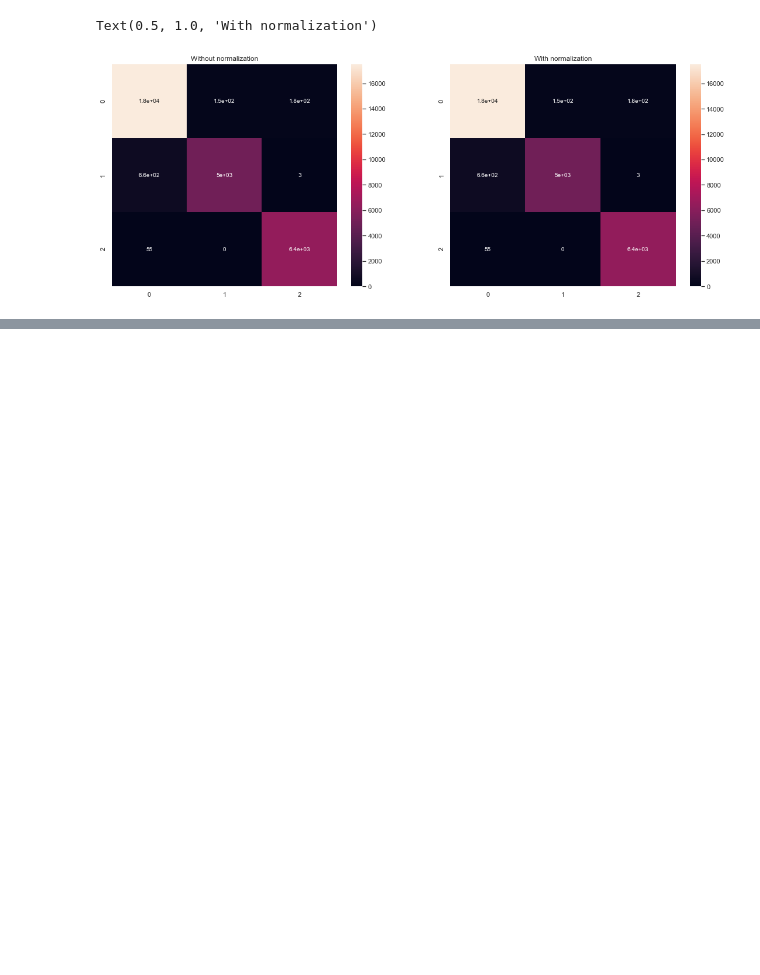
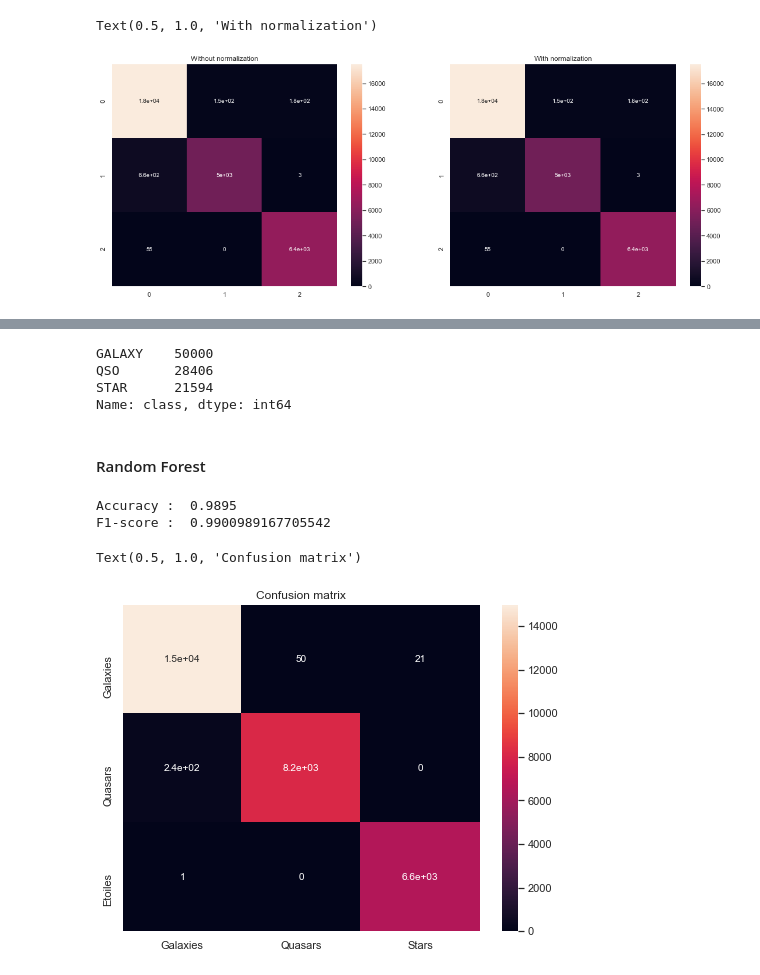
Before and after one commit to MohamedNennouche/stellar-classification, a Jupyter notebook: notebook-stellar.ipynb, the cells around one changed output, grey strips where cells are left out. Drawn from its saved outputs; the diff is of its cells as text; code cells hidden in the pictures; blank space fills up the shorter version.

Commit message:
Finalisation du projet, ajout d'un resampling qui a grandement amélioré les résultats retrouvés

```diff
--- a/notebook-stellar.ipynb
+++ b/notebook-stellar.ipynb
@@ -315,0 +328,37 @@ Text(0.5, 1.0, 'With normalization')
+# %%
+data_stellar_resampling = data_stellar.copy()
+data_galaxy = data_stellar_resampling[data_stellar_resampling["class"]=="GALAXY"]
+data_star = data_stellar_resampling[data_stellar_resampling["class"]=="STAR"]
+data_qso = data_stellar_resampling[data_stellar_resampling["class"]=="QSO"]
+
+data_galaxy = resample(data_galaxy, replace=True, n_samples=50000,random_state=123)
+data_qso = resample(data_qso, replace=True, n_samples=28406,random_state=15)
+
+data_stellar_balanced = pd.concat([data_galaxy, data_qso, data_star])
+data_stellar_balanced["class"].value_counts()
+# %% [output]
+GALAXY    50000
+QSO       28406
+STAR      21594
+Name: class, dtype: int64
+# %%
+etiq_balanced = data_stellar_balanced['class']
+features_stellar_balanced = data_stellar_balanced.drop(['class'], axis=1)
+# %%
+fv_train_balanced, fv_test_balanced, etiq_train_balanced, etiq_test_balanced = train_test_split(features_stellar_balanced, etiq_balanced, test_size=0.3,random_state=23)
+# %% [markdown]
+#### Random Forest
+# %%
+forrest_balanced = RandomForestClassifier(n_estimators = 300, max_features = 'log2', criterion = 'entropy', class_weight='balanced').fit(fv_train_balanced,etiq_train_balanced)
+yforrest_balanced = forrest.predict(fv_test_balanced)
+print("Accuracy : ",metrics.accuracy_score(etiq_test_balanced, yforrest_balanced))
+print("F1-score : ",metrics.f1_score(etiq_test_balanced, yforrest_balanced, average = "macro"))
+
+plt.figure(figsize=(8,6))
+sns.heatmap(metrics.confusion_matrix(etiq_test_balanced, yforrest_balanced), annot=True, annot_kws={"size": 10}, yticklabels=["Galaxies", "Quasars", "Etoiles"], xticklabels=["Galaxies", "Quasars", "Stars"])
+plt.title('Confusion matrix')
+# %% [output]
+Accuracy :  0.9895
+F1-score :  0.9900989167705542
+Text(0.5, 1.0, 'Confusion matrix')
+[figure, added]
```
Also changed, not shown: parts of 3 cells of this notebook, 1 other file.
